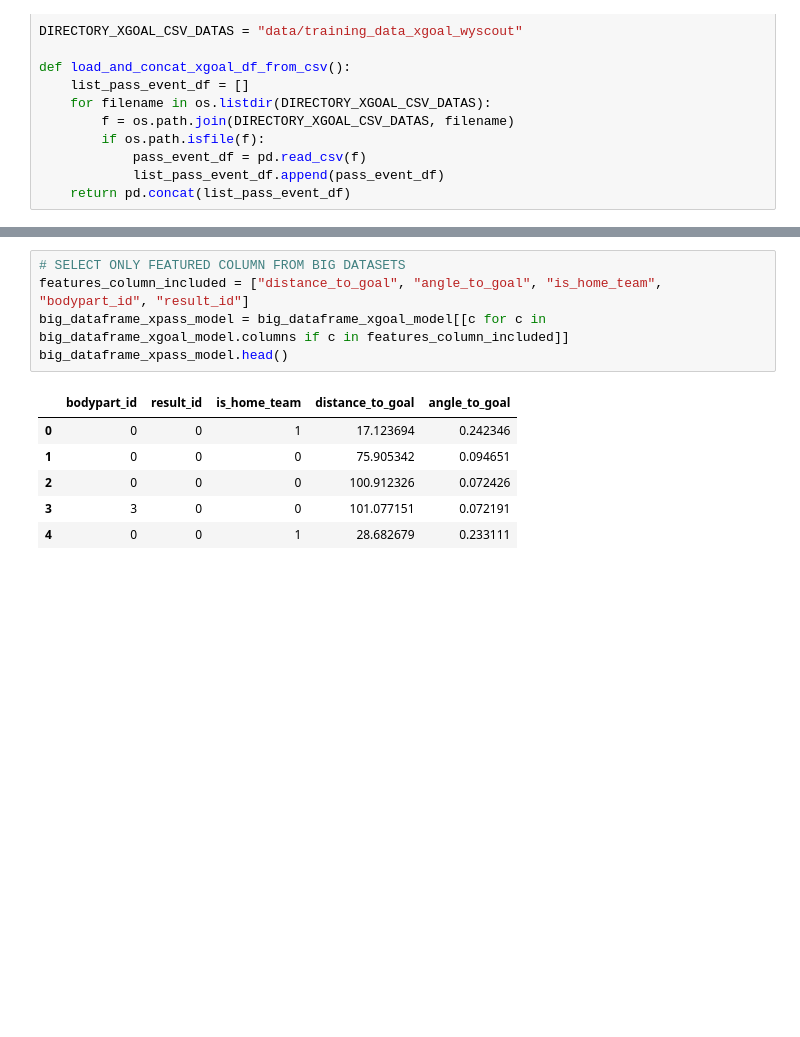
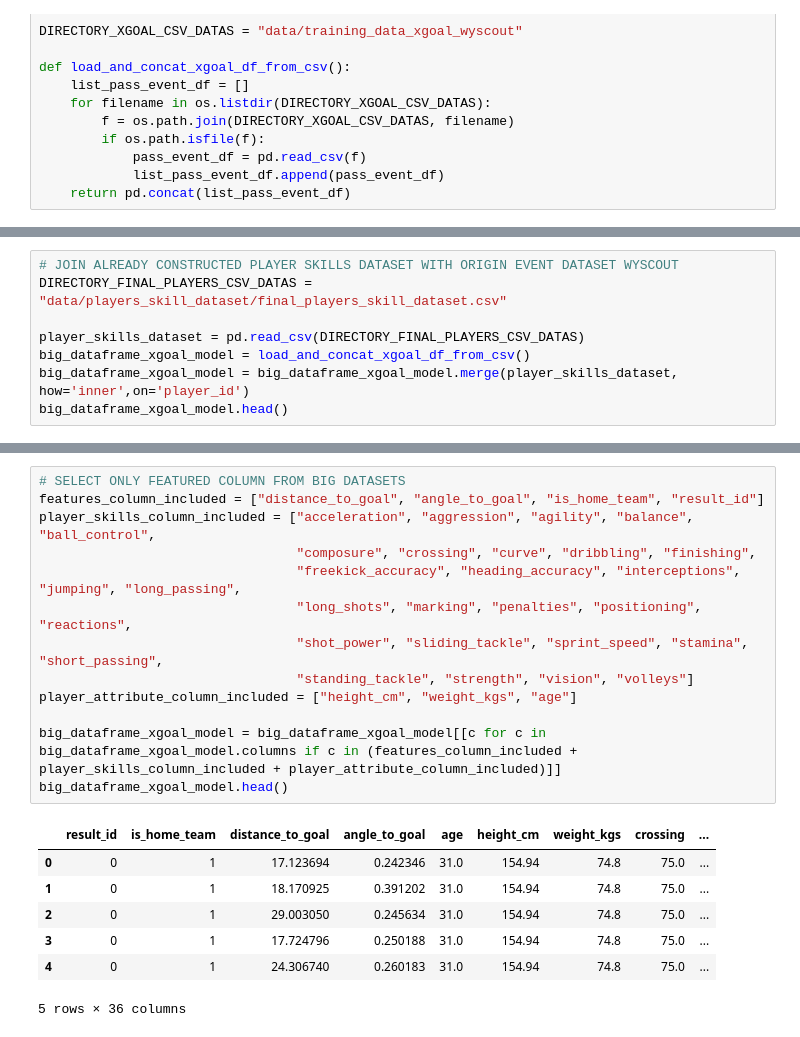
Before and after one commit to Steve23522016/vaep-base-code, a Jupyter notebook: notebooks/expected_goal_model.ipynb, the cells around one changed output, grey strips where cells are left out. Saved outputs shown, nothing was run; the diff lists cells and outputs as text; blank space fills up the shorter version.

```diff
--- a/notebooks/expected_goal_model.ipynb
+++ b/notebooks/expected_goal_model.ipynb
@@ -170,0 +248,8 @@ big_dataframe_xgoal_model = load_and_concat_xgoal_df_from_csv()
+# %%
+# JOIN ALREADY CONSTRUCTED PLAYER SKILLS DATASET WITH ORIGIN EVENT DATASET WYSCOUT
+DIRECTORY_FINAL_PLAYERS_CSV_DATAS = "data/players_skill_dataset/final_players_skill_dataset.csv"
+
+player_skills_dataset = pd.read_csv(DIRECTORY_FINAL_PLAYERS_CSV_DATAS)
+big_dataframe_xgoal_model = load_and_concat_xgoal_df_from_csv()
+big_dataframe_xgoal_model = big_dataframe_xgoal_model.merge(player_skills_dataset, how='inner',on='player_id')
+big_dataframe_xgoal_model.head()
@@ -171,12 +264,21 @@ big_dataframe_xgoal_model = load_and_concat_xgoal_df_from_csv()
 # %%
 # SELECT ONLY FEATURED COLUMN FROM BIG DATASETS
-features_column_included = ["distance_to_goal", "angle_to_goal", "is_home_team", "bodypart_id", "result_id"]
-big_dataframe_xpass_model = big_dataframe_xgoal_model[[c for c in big_dataframe_xgoal_model.columns if c in features_column_included]]
-big_dataframe_xpass_model.head()
+features_column_included = ["distance_to_goal", "angle_to_goal", "is_home_team", "result_id"]
+player_skills_column_included = ["acceleration", "aggression", "agility", "balance", "ball_control",
+                                 "composure", "crossing", "curve", "dribbling", "finishing",
+                                 "freekick_accuracy", "heading_accuracy", "interceptions", "jumping", "long_passing",
+                                 "long_shots", "marking", "penalties", "positioning", "reactions",
+                                 "shot_power", "sliding_tackle", "sprint_speed", "stamina", "short_passing",
+                                 "standing_tackle", "strength", "vision", "volleys"]
+player_attribute_column_included = ["height_cm", "weight_kgs", "age"]
+
+big_dataframe_xgoal_model = big_dataframe_xgoal_model[[c for c in big_dataframe_xgoal_model.columns if c in (features_column_included + player_skills_column_included + player_attribute_column_included)]]
+big_dataframe_xgoal_model.head()
 # %% [output]
-|  | bodypart_id | result_id | is_home_team | distance_to_goal | angle_to_goal |
-| 0 | 0 | 0 | 1 | 17.123694 | 0.242346 |
-| 1 | 0 | 0 | 0 | 75.905342 | 0.094651 |
-| 2 | 0 | 0 | 0 | 100.912326 | 0.072426 |
-| 3 | 3 | 0 | 0 | 101.077151 | 0.072191 |
-| 4 | 0 | 0 | 1 | 28.682679 | 0.233111 |
+|  | result_id | is_home_team | distance_to_goal | angle_to_goal | age | height_cm | weight_kgs | crossing | ... |
+| 0 | 0 | 1 | 17.123694 | 0.242346 | 31.0 | 154.94 | 74.8 | 75.0 | ... |
+| 1 | 0 | 1 | 18.170925 | 0.391202 | 31.0 | 154.94 | 74.8 | 75.0 | ... |
+| 2 | 0 | 1 | 29.003050 | 0.245634 | 31.0 | 154.94 | 74.8 | 75.0 | ... |
+| 3 | 0 | 1 | 17.724796 | 0.250188 | 31.0 | 154.94 | 74.8 | 75.0 | ... |
+| 4 | 0 | 1 | 24.306740 | 0.260183 | 31.0 | 154.94 | 74.8 | 75.0 | ... |
+5 rows × 36 columns
```
Also changed, not shown: parts of 7 cells of this notebook, 8 other files.
